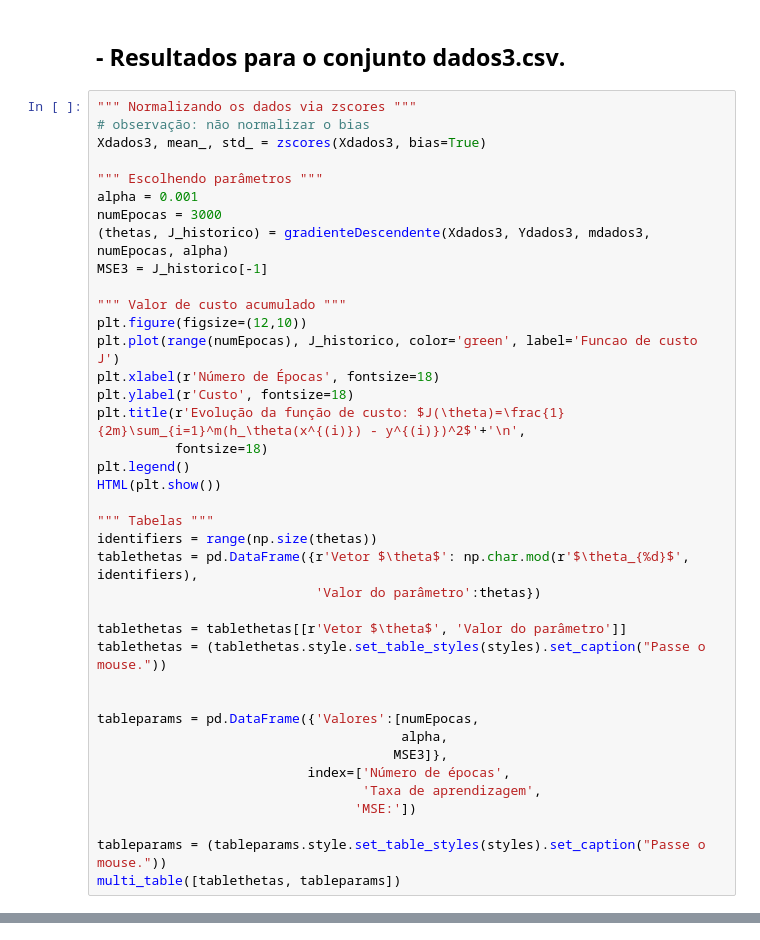
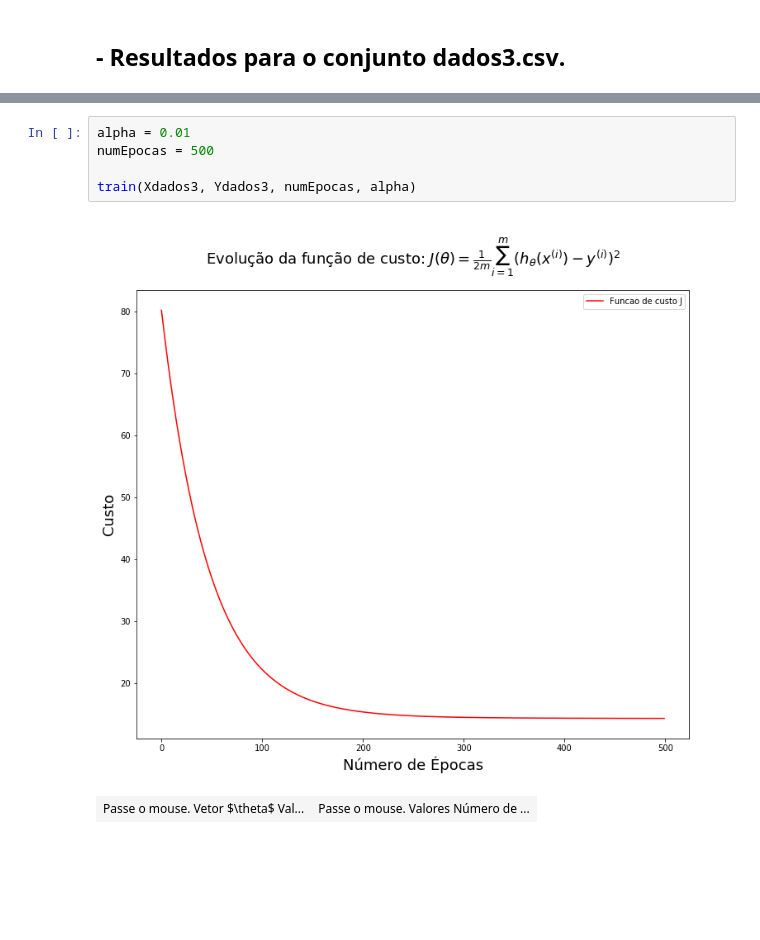
Before and after one commit to LabCidades/GitHub-Tutorial, a Jupyter notebook: Exercicios_Regressao_Linear_solucao.ipynb, the cells around one changed output, grey strips where cells are left out. Drawn from its saved outputs; the diff is of its cells as text; blank space fills up the shorter version.

```diff
--- a/Exercicios_Regressao_Linear_solucao.ipynb
+++ b/Exercicios_Regressao_Linear_solucao.ipynb
@@ -277,41 +251,2 @@ multi_table([tablethetas, tableparams])
 # %% [markdown]
 ## - Resultados para o conjunto **dados3.csv**.
-# %%
-""" Normalizando os dados via zscores """
-# observação: não normalizar o bias
-Xdados3, mean_, std_ = zscores(Xdados3, bias=True)
-
-""" Escolhendo parâmetros """
-alpha = 0.001
-numEpocas = 3000
-(thetas, J_historico) = gradienteDescendente(Xdados3, Ydados3, mdados3, numEpocas, alpha)
-MSE3 = J_historico[-1]
-
-""" Valor de custo acumulado """
-plt.figure(figsize=(12,10))
-plt.plot(range(numEpocas), J_historico, color='green', label='Funcao de custo J')
-plt.xlabel(r'Número de Épocas', fontsize=18)
-plt.ylabel(r'Custo', fontsize=18)
-plt.title(r'Evolução da função de custo: $J(\theta)=\frac{1}{2m}\sum_{i=1}^m(h_\theta(x^{(i)}) - y^{(i)})^2$'+'\n',
-          fontsize=18)
-plt.legend()
-HTML(plt.show())
-
-""" Tabelas """
-identifiers = range(np.size(thetas))
-tablethetas = pd.DataFrame({r'Vetor $\theta$': np.char.mod(r'$\theta_{%d}$', identifiers),
-                            'Valor do parâmetro':thetas})
-
-tablethetas = tablethetas[[r'Vetor $\theta$', 'Valor do parâmetro']]
-tablethetas = (tablethetas.style.set_table_styles(styles).set_caption("Passe o mouse."))
-
-
-tableparams = pd.DataFrame({'Valores':[numEpocas,
-                                       alpha,
-                                      MSE3]},
-                           index=['Número de épocas',
-                                  'Taxa de aprendizagem',
-                                 'MSE:'])
-
-tableparams = (tableparams.style.set_table_styles(styles).set_caption("Passe o mouse."))
-multi_table([tablethetas, tableparams])
@@ -320,0 +253,8 @@ multi_table([tablethetas, tableparams])
+# %%
+alpha = 0.01
+numEpocas = 500
+
+train(Xdados3, Ydados3, numEpocas, alpha)
+# %% [output]
+[figure, added]
+| Passe o mouse. Vetor $\theta$ Val... | Passe o mouse. Valores Número de ... |
```
Also changed, not shown: parts of 8 cells of this notebook, 2 other files.
